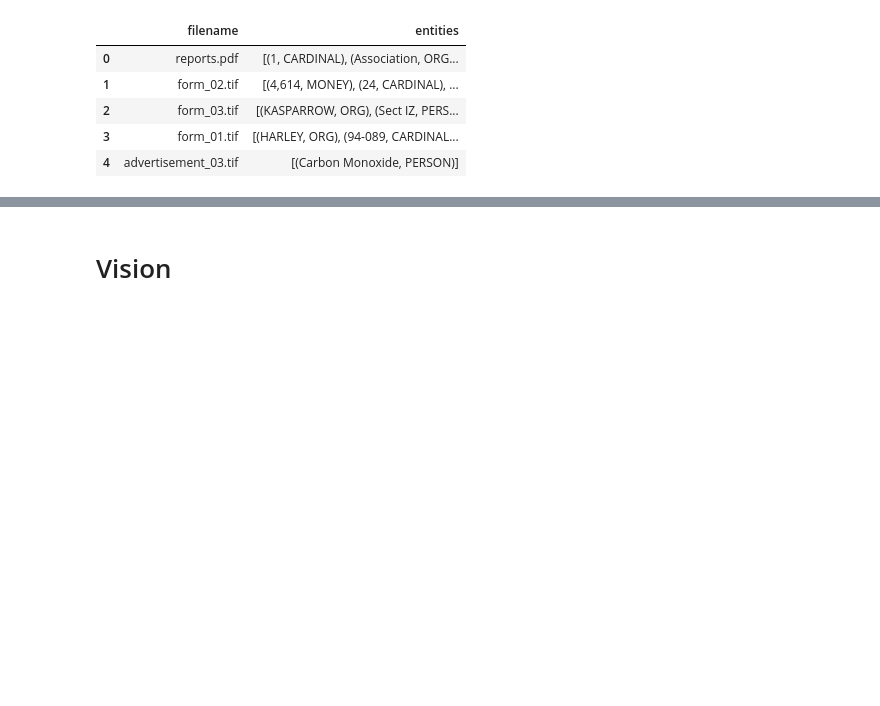
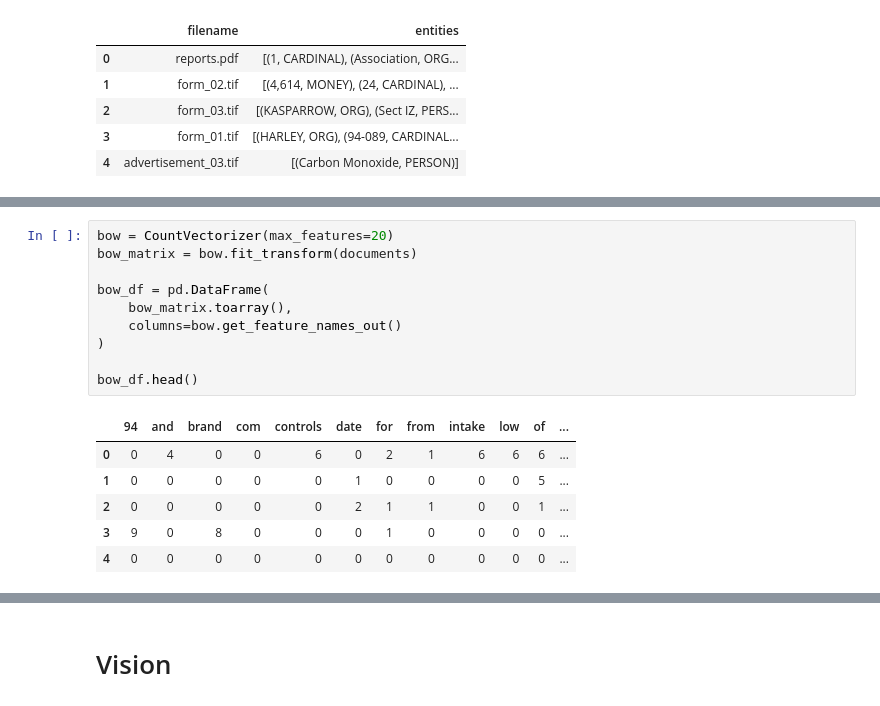
Before and after one commit to ATU-BDAAI/ca2-assignment-mohamedabdelnasser414, a Jupyter notebook: CA2_Template.ipynb, the cells around one changed output, grey strips where cells are left out. Drawn from its saved outputs; the diff is of its cells as text; blank space fills up the shorter version.

```diff
--- a/CA2_Template.ipynb
+++ b/CA2_Template.ipynb
@@ -261,0 +306,17 @@ df[["filename", "entities"]].head()
+# %%
+bow = CountVectorizer(max_features=20)
+bow_matrix = bow.fit_transform(documents)
+
+bow_df = pd.DataFrame(
+    bow_matrix.toarray(),
+    columns=bow.get_feature_names_out()
+)
+
+bow_df.head()
+# %% [output]
+|  | 94 | and | brand | com | controls | date | for | from | intake | low | of | ... |
+| 0 | 0 | 4 | 0 | 0 | 6 | 0 | 2 | 1 | 6 | 6 | 6 | ... |
+| 1 | 0 | 0 | 0 | 0 | 0 | 1 | 0 | 0 | 0 | 0 | 5 | ... |
+| 2 | 0 | 0 | 0 | 0 | 0 | 2 | 1 | 1 | 0 | 0 | 1 | ... |
+| 3 | 9 | 0 | 8 | 0 | 0 | 0 | 1 | 0 | 0 | 0 | 0 | ... |
+| 4 | 0 | 0 | 0 | 0 | 0 | 0 | 0 | 0 | 0 | 0 | 0 | ... |
```
Also changed, not shown: parts of 8 cells of this notebook.
